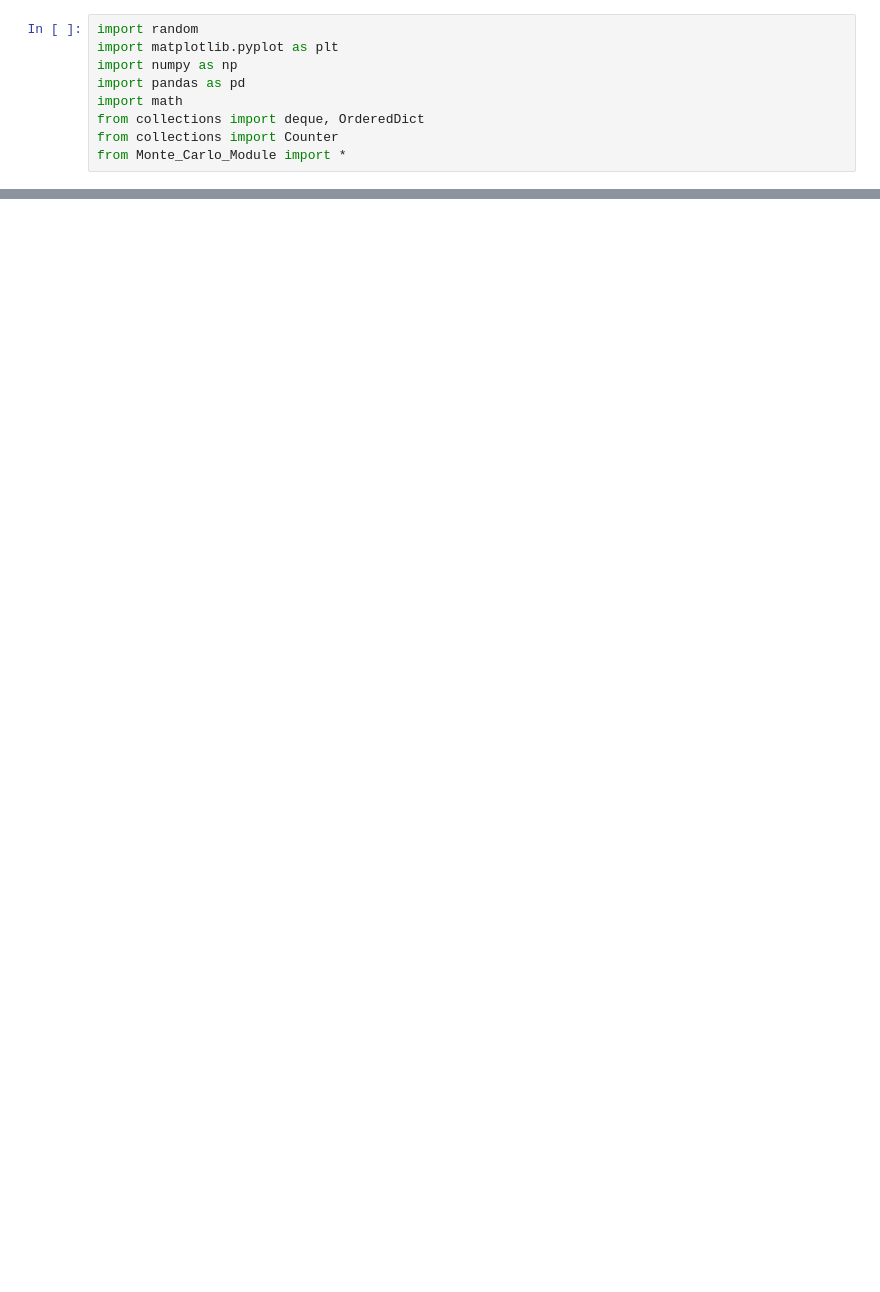
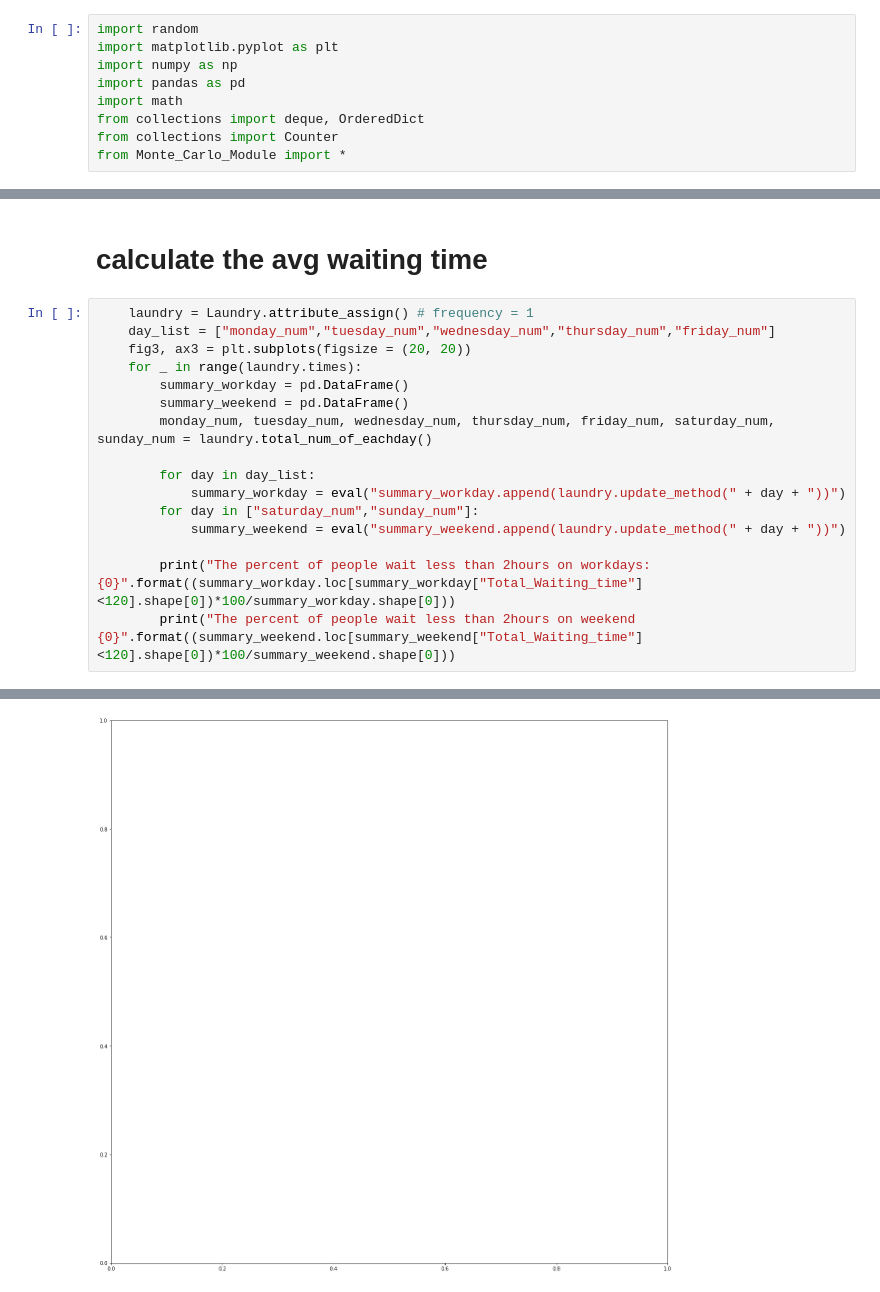
Before and after one commit to DYZhang117/2021Fall_finals, a Jupyter notebook: result.ipynb, the cells around one changed output, grey strips where cells are left out. Drawn from its saved outputs; the diff is of its cells as text; blank space fills up the shorter version.

```diff
--- a/result.ipynb
+++ b/result.ipynb
@@ -62,0 +178,19 @@ plt.show()
+# %% [markdown]
+# calculate the avg waiting time
+# %%
+    laundry = Laundry.attribute_assign() # frequency = 1
+    day_list = ["monday_num","tuesday_num","wednesday_num","thursday_num","friday_num"]
+    fig3, ax3 = plt.subplots(figsize = (20, 20))
+    for _ in range(laundry.times):
+        summary_workday = pd.DataFrame()
+        summary_weekend = pd.DataFrame()
+        monday_num, tuesday_num, wednesday_num, thursday_num, friday_num, saturday_num, sunday_num = laundry.total_num_of_eachday()
+
+        for day in day_list:
+            summary_workday = eval("summary_workday.append(laundry.update_method(" + day + "))")
+        for day in ["saturday_num","sunday_num"]:
+            summary_weekend = eval("summary_weekend.append(laundry.update_method(" + day + "))")
+
+        print("The percent of people wait less than 2hours on workdays: {0}".format((summary_workday.loc[summary_workday["Total_Waiting_time"]<120].shape[0])*100/summary_workday.shape[0]))
+        print("The percent of people wait less than 2hours on weekend {0}".format((summary_weekend.loc[summary_weekend["Total_Waiting_time"]<120].shape[0])*100/summary_weekend.shape[0]))
+# %% [output]
@@ -62,0 +214 @@ plt.show()
+[figure, added]
```
Also changed, not shown: parts of 17 cells of this notebook, 1 other file.
